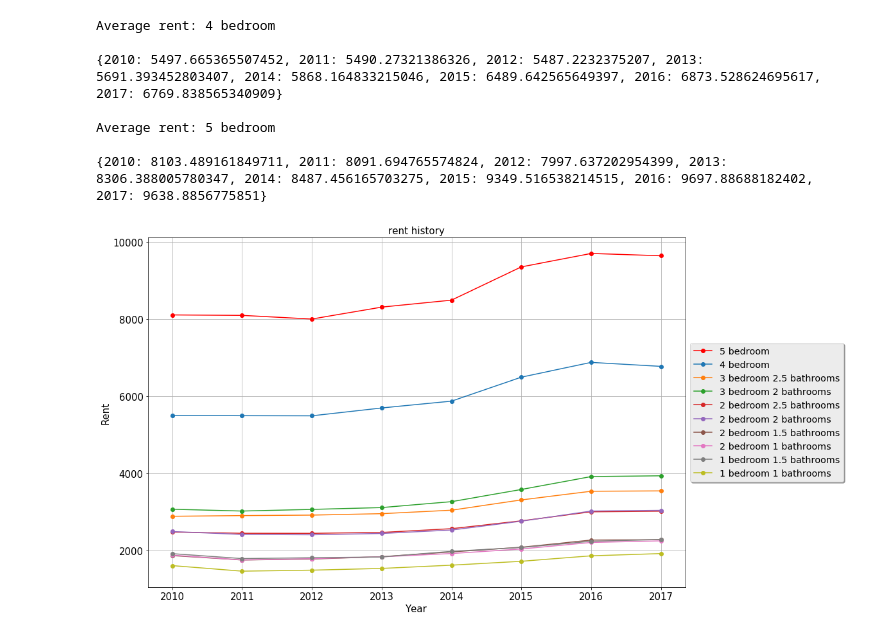
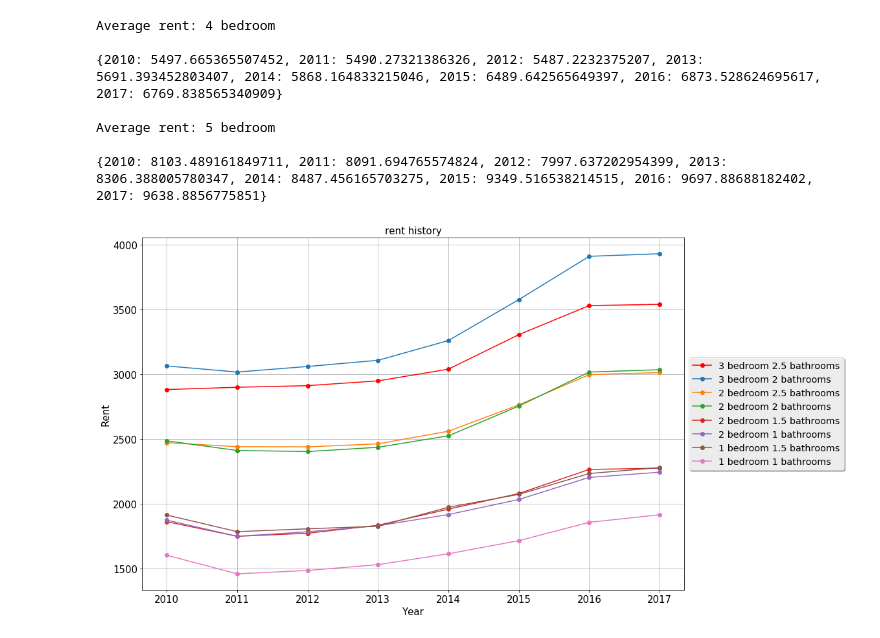
Before and after one commit to CheLinHuang/UCSD-Housing-Cost, a Jupyter notebook: Average_price.ipynb, the cells around one changed output. Saved outputs shown, nothing was run; the diff lists cells and outputs as text; code cells hidden in the pictures.

Commit message:
update Average_price to split bedroom 4 and 5, and other bedrooms into two graphs

```diff
--- a/Average_price.ipynb
+++ b/Average_price.ipynb
@@ -281,26 +281,26 @@ Average rent: 5 bedroom
 # %%
 import matplotlib.pyplot as plt
 %matplotlib inline
 
 fig, ax = plt.subplots(figsize=(15, 10))
-ax.plot(list(rent_dict_5.keys()), list(rent_dict_5.values()), 'ro-', label='5 bedroom')
-ax.plot(list(rent_dict_4.keys()),list(rent_dict_4.values()), 'o-', label='4 bedroom')
-ax.plot(list(rent_dict_35.keys()),list(rent_dict_35.values()), 'o-', label='3 bedroom 2.5 bathrooms')
+# ax.plot(list(rent_dict_5.keys()), list(rent_dict_5.values()), 'ro-', label='5 bedroom')
+# ax.plot(list(rent_dict_4.keys()),list(rent_dict_4.values()), 'o-', label='4 bedroom')
+ax.plot(list(rent_dict_35.keys()),list(rent_dict_35.values()), 'ro-', label='3 bedroom 2.5 bathrooms')
 ax.plot(list(rent_dict_3.keys()),list(rent_dict_3.values()), 'o-', label='3 bedroom 2 bathrooms')
 ax.plot(list(rent_dict_25.keys()),list(rent_dict_25.values()), 'o-', label='2 bedroom 2.5 bathrooms')
 ax.plot(list(rent_dict_22.keys()),list(rent_dict_22.values()), 'o-', label='2 bedroom 2 bathrooms')
 ax.plot(list(rent_dict_2.keys()),list(rent_dict_2.values()), 'o-', label='2 bedroom 1.5 bathrooms')
 ax.plot(list(rent_dict_21.keys()),list(rent_dict_21.values()), 'o-', label='2 bedroom 1 bathrooms')
 ax.plot(list(rent_dict_15.keys()),list(rent_dict_15.values()), 'o-', label='1 bedroom 1.5 bathrooms')
 ax.plot(list(rent_dict_1.keys()),list(rent_dict_1.values()), 'o-', label='1 bedroom 1 bathrooms')
 legend = ax.legend(loc='center left', bbox_to_anchor=(1, 0.5), shadow=True, fontsize='x-large')
 plt.title('rent history')
 plt.xlabel('Year')
 plt.ylabel('Rent')
 plt.grid(True)
 
 for item in ([ax.title, ax.xaxis.label, ax.yaxis.label] +
              ax.get_xticklabels() + ax.get_yticklabels()):
     item.set_fontsize(15)
 # %% [output]
-[figure, old version]
+[figure, new version]
```
Also changed, not shown: parts of 1 cell of this notebook.
